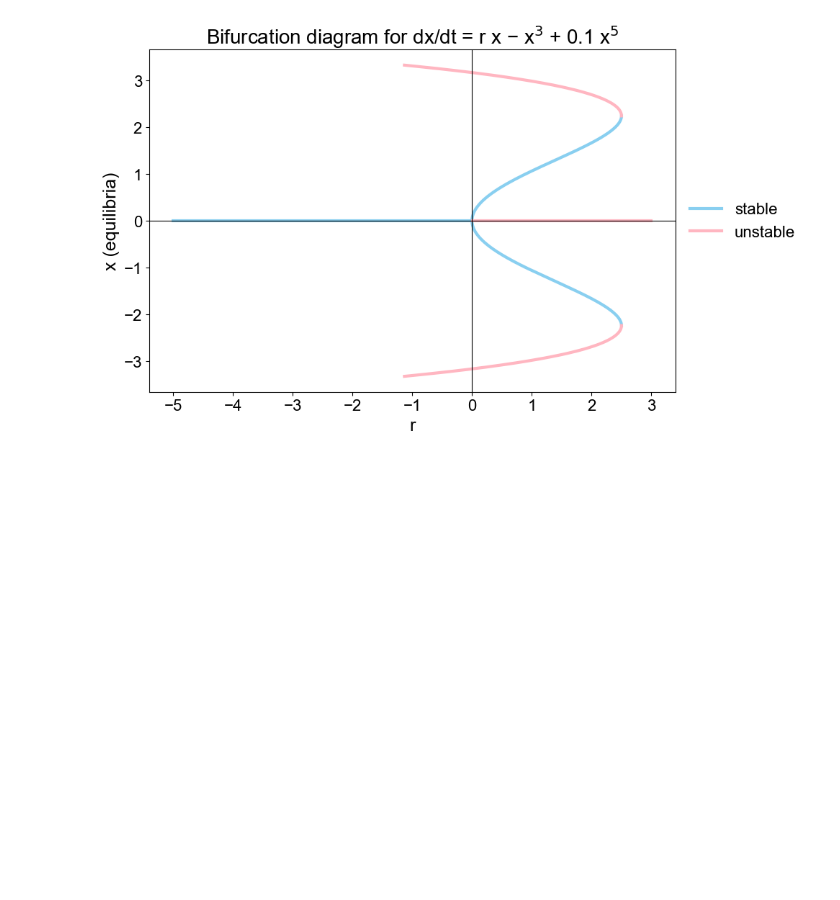
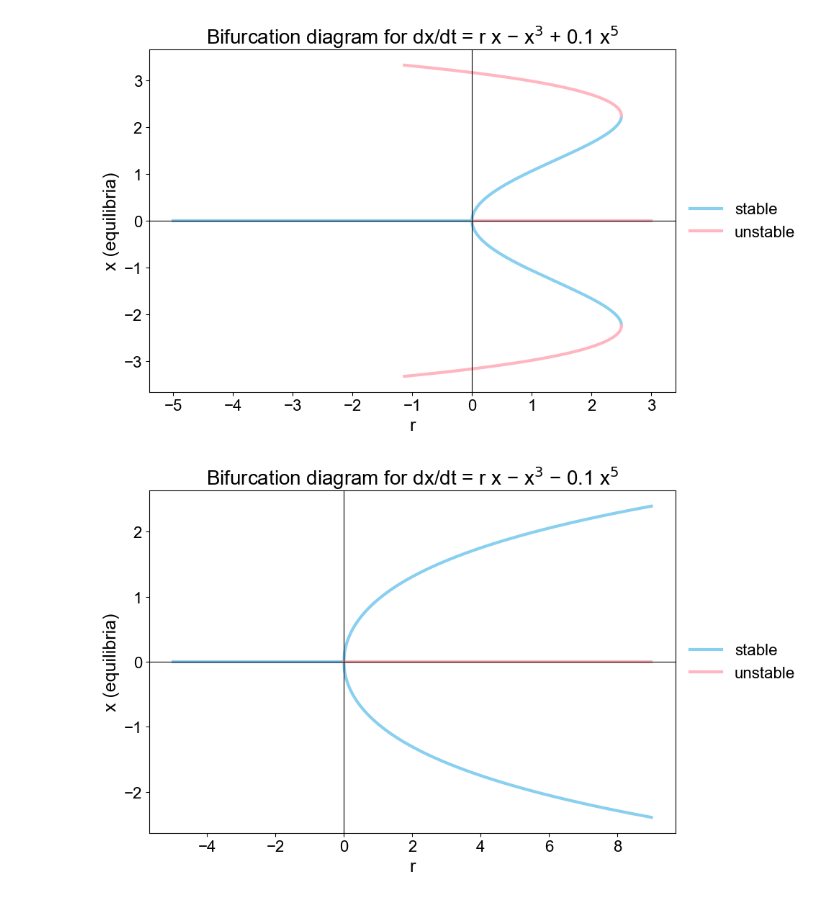
Before and after one commit to tomhuhh/sysen6000, a Jupyter notebook: Assignment_3/bifurcation.ipynb, the cells around one changed output. Saved outputs shown, nothing was run; the diff lists cells and outputs as text; code cells hidden in the pictures; blank space fills up the shorter version.

Commit message:
Add bifurcation plots and update notebook outputs
Updated the bifurcation.ipynb notebook for new systems

```diff
--- a/Assignment_3/bifurcation.ipynb
+++ b/Assignment_3/bifurcation.ipynb
@@ -100,3 +100,53 @@ plt.savefig('/Users/haowenhu/Documents/GitHub/sysen6000/Assignment_3/results/bif
 plt.show()
 # %% [output]
 [figure]
+# %%
+# Bifurcation diagram for: dx/dt = r x - x**3 - 0.1 x**5
+
+# Parameter range
+r_min, r_max = -5.0, 9.0
+r = np.linspace(max(0.0, r_min), r_max, 600)  # nonzero equilibria exist only for r >= 0
+
+# Nonzero equilibria expressed as functions of r
+# x^2 = 5(-1 + sqrt(1 + 0.4 r)), valid for r >= 0
+x2 = 5.0 * (-1.0 + np.sqrt(1.0 + 0.4 * r))
+x_plus  =  np.sqrt(x2)           # stable
+x_minus = -np.sqrt(x2)           # stable
+
+# x = 0 branch (stable for r<0, unstable for r>0)
+r_line = np.linspace(r_min, r_max, 600)
+x_zero = np.zeros_like(r_line)
+mask_stable_0   = (r_line < 0)
+mask_unstable_0 = (r_line > 0)
+
+# Visualization
+plt.rcParams['font.family'] = 'Arial'
+
+plt.figure(figsize=(10, 6))
+
+# Nonzero stable branches (blue)
+plt.plot(r, x_plus,  '-', lw=3, color='#89CFF0')
+plt.plot(r, x_minus, '-', lw=3, color='#89CFF0')
+
+# x=0 branch split by stability
+plt.plot(r_line[mask_stable_0],   x_zero[mask_stable_0],   '-', lw=3, color='#89CFF0',  label='stable')
+plt.plot(r_line[mask_unstable_0], x_zero[mask_unstable_0], '-', lw=3, color='#FFB6C1',  label='unstable')
+
+# Axes & labels
+plt.axvline(0, color='k', lw=0.8)
+plt.axhline(0, color='k', lw=0.8)
+plt.grid(False)
+plt.xlabel('r', fontsize=18)
+plt.ylabel('x (equilibria)', fontsize=18)
+plt.xticks(fontsize=16)
+plt.yticks(fontsize=16)
+plt.title("Bifurcation diagram for dx/dt = r x − x$^3$ − 0.1 x$^5$", fontsize=20)
+plt.legend(frameon=False, loc='center left', bbox_to_anchor=(1, 0.5), fontsize=16)
+plt.tight_layout()
+
+# Save to file
+plt.savefig('/Users/haowenhu/Documents/GitHub/sysen6000/Assignment_3/results/bifurcation_system_1c.png', dpi=300)
+
+plt.show()
+# %% [output]
+[figure, added]
```
Also changed, not shown: parts of 1 cell of this notebook, 2 other files.
